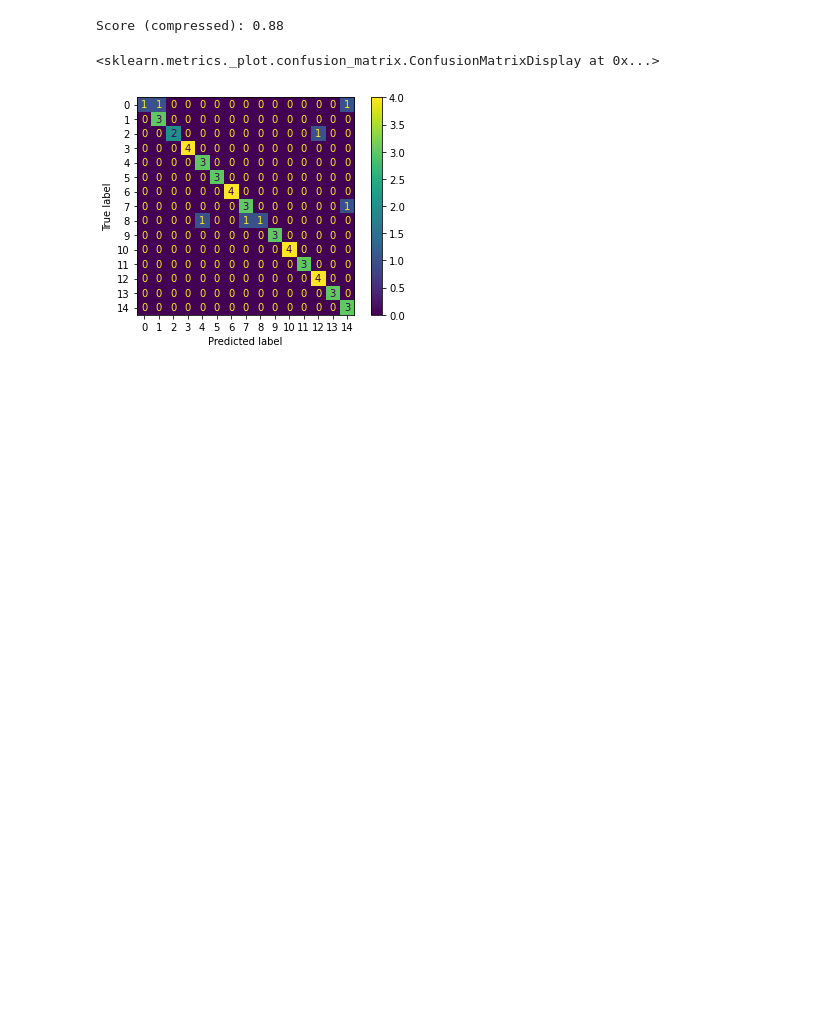
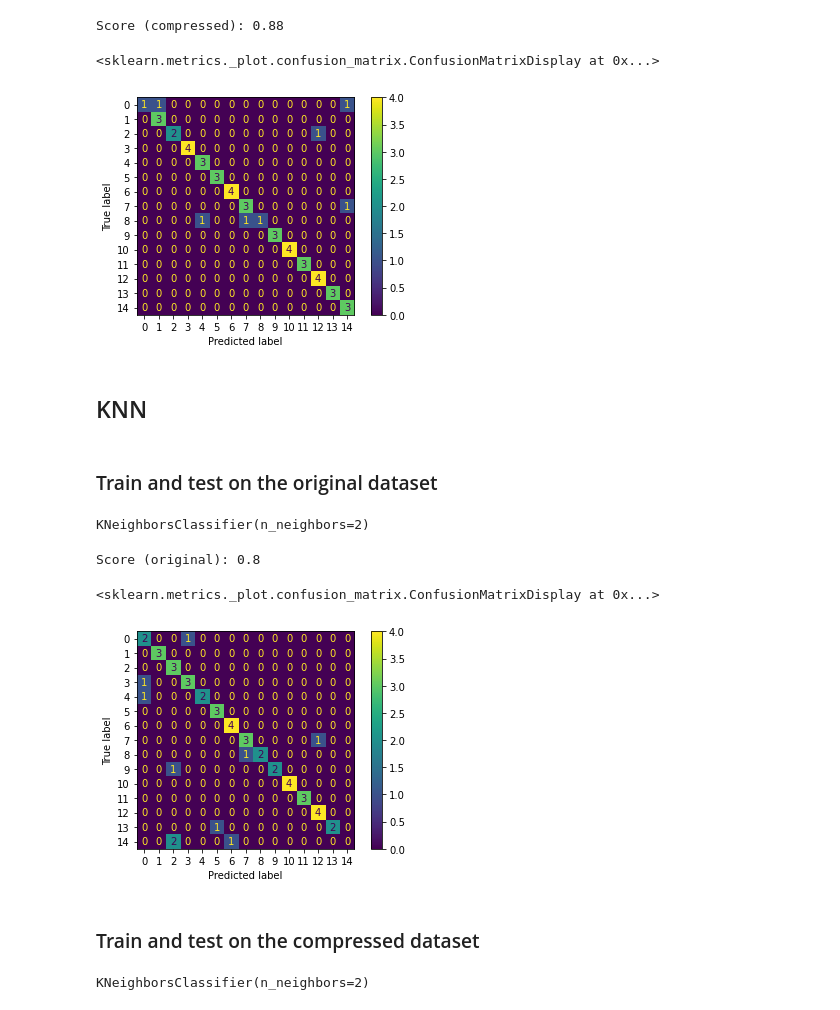
Before and after one commit to jeffcav/face-recog, a Jupyter notebook: yalefaces.ipynb, the cells around one changed output. Cells and saved outputs as stored; diff of their text form; code cells hidden in the pictures; blank space fills up the shorter version.

```diff
--- a/yalefaces.ipynb
+++ b/yalefaces.ipynb
@@ -142,3 +143,28 @@ ConfusionMatrixDisplay.from_predictions(y_test_compressed, lr_pred_compressed)
 Score (compressed): 0.88
 <sklearn.metrics._plot.confusion_matrix.ConfusionMatrixDisplay at 0x...>
 [figure]
+# %% [markdown]
+## KNN
+# %% [markdown]
+### Train and test on the original dataset
+# %%
+knn_classifier = KNeighborsClassifier(n_neighbors=2)
+knn_classifier.fit(X_train, y_train)
+# %% [output]
+KNeighborsClassifier(n_neighbors=2)
+# %%
+print("Score (original):", knn_classifier.score(X_test, y_test))
+
+knn_pred = knn_classifier.predict(X_test)
+ConfusionMatrixDisplay.from_predictions(y_test, knn_pred)
+# %% [output]
+Score (original): 0.8
+<sklearn.metrics._plot.confusion_matrix.ConfusionMatrixDisplay at 0x...>
+[figure, added]
+# %% [markdown]
+### Train and test on the compressed dataset
+# %%
+knn_classifier_compressed = KNeighborsClassifier(n_neighbors=2)
+knn_classifier_compressed.fit(X_train_compressed, y_train_compressed)
+# %% [output]
+KNeighborsClassifier(n_neighbors=2)
```
Also changed, not shown: parts of 6 cells of this notebook.
